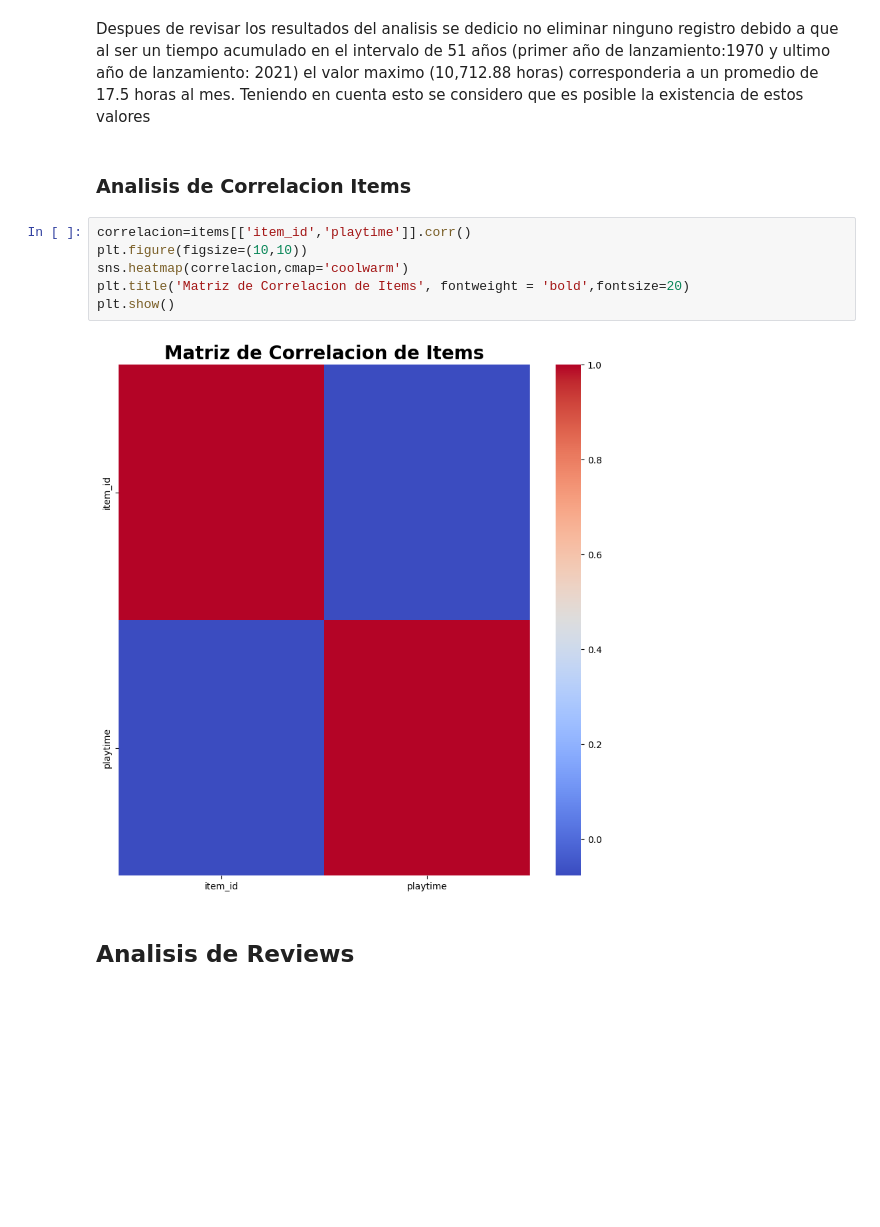
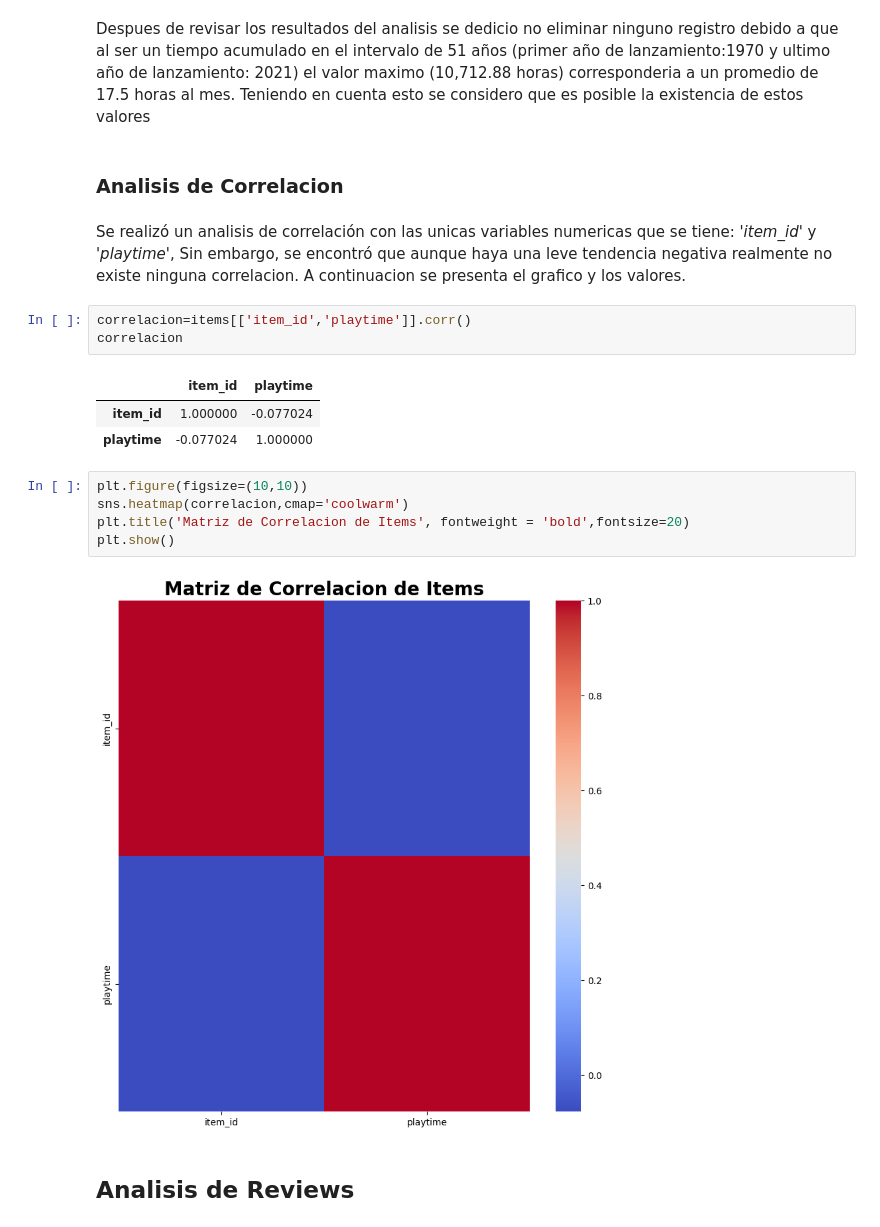
Before and after one commit to carocardenas0699/PI-Machine-Learning, a Jupyter notebook: EDA.ipynb, the cells around one changed output. Saved outputs shown, nothing was run; the diff lists cells and outputs as text; blank space fills up the shorter version.

```diff
--- a/EDA.ipynb
+++ b/EDA.ipynb
@@ -1054,9 +1147,17 @@ Porcentaje de outliers: 8.505090736078378 %
 # %% [markdown]
 Despues de revisar los resultados del analisis se dedicio no eliminar ninguno registro debido a que al ser un tiempo acumulado en el intervalo de 51 años (primer año de lanzamiento:1970 y ultimo año de lanzamiento: 2021) el valor maximo (10,712.88 horas) corresponderia a un promedio de 17.5 horas al mes. Teniendo en cuenta esto se considero que es posible la existencia de estos valores
 # %% [markdown]
-### Analisis de Correlacion Items
+### Analisis de Correlacion
+# %% [markdown]
+Se realizó un analisis de correlación con las unicas variables numericas que se tiene: *'item_id'* y *'playtime'*, Sin embargo, se encontró que aunque haya una leve tendencia negativa realmente no existe ninguna correlacion. A continuacion se presenta el grafico y los valores.
+# %%
+correlacion=items[['item_id','playtime']].corr()
+correlacion
+# %% [output]
+|  | item_id | playtime |
+| item_id | 1.000000 | -0.077024 |
+| playtime | -0.077024 | 1.000000 |
 # %%
-correlacion=items[['item_id','playtime']].corr()
 plt.figure(figsize=(10,10))
 sns.heatmap(correlacion,cmap='coolwarm')
 plt.title('Matriz de Correlacion de Items', fontweight = 'bold',fontsize=20)
```
Also changed, not shown: parts of 29 cells of this notebook.
